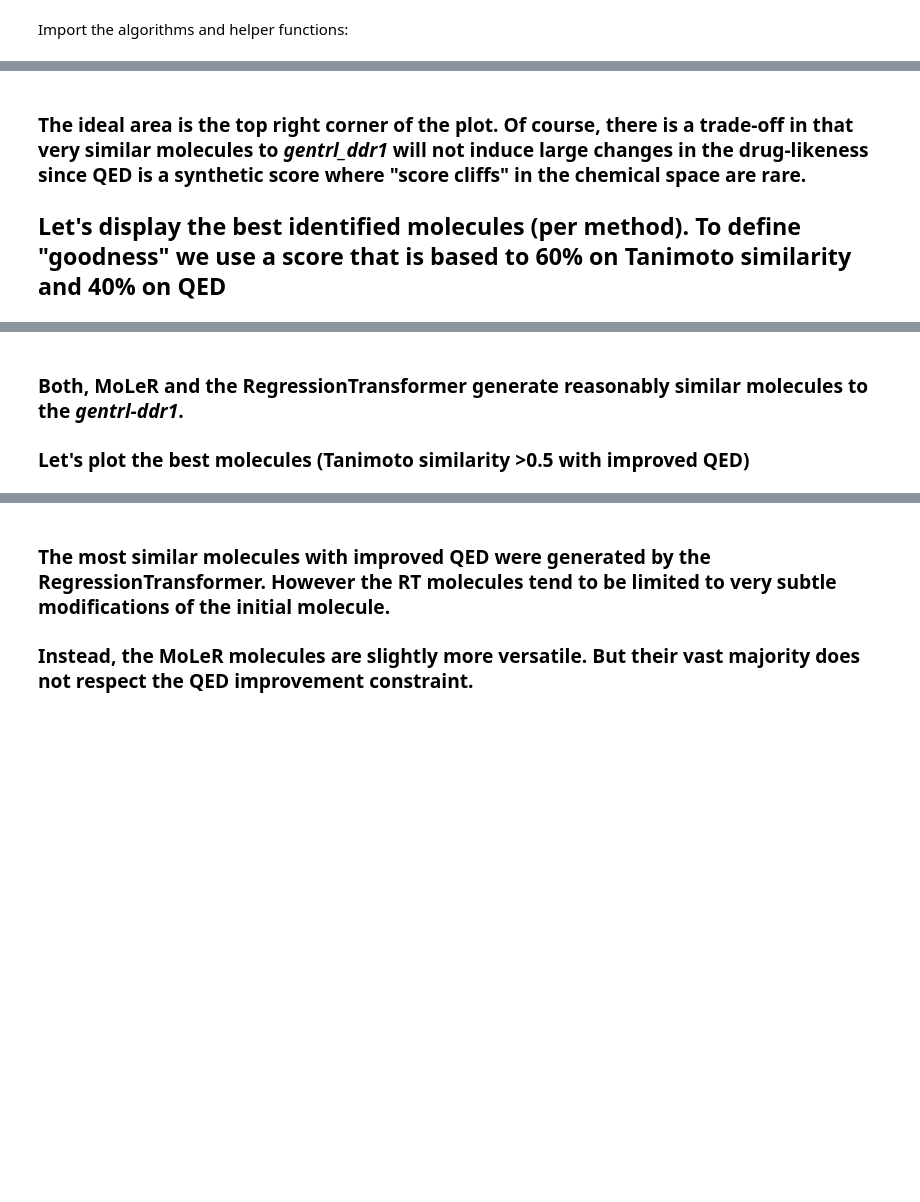
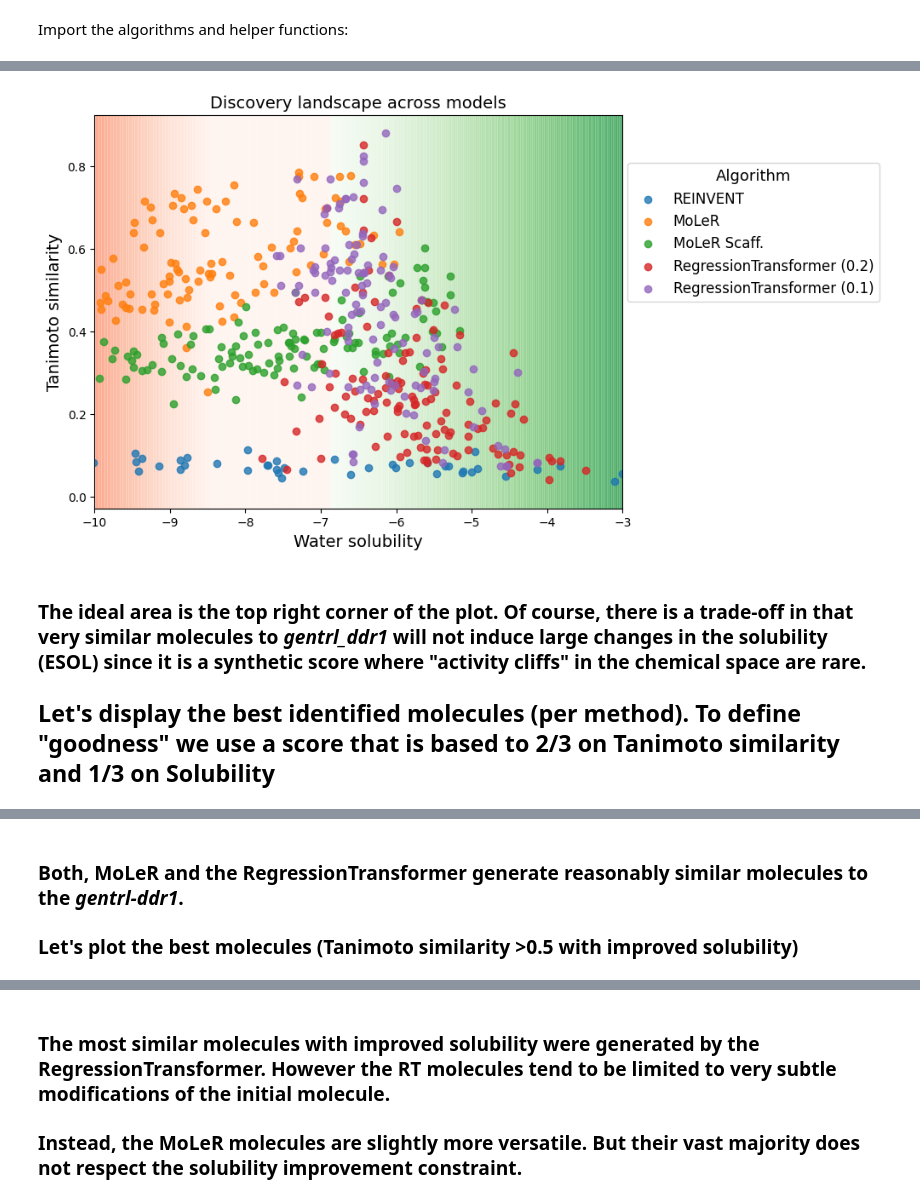
Before and after one commit to GT4SD/gt4sd-core, a Jupyter notebook: notebooks/discovery-demo.ipynb, the cells around one changed output, grey strips where cells are left out. Saved outputs shown, nothing was run; the diff lists cells and outputs as text; code cells hidden in the pictures; blank space fills up the shorter version.

```diff
--- a/notebooks/discovery-demo.ipynb
+++ b/notebooks/discovery-demo.ipynb
@@ -170,7 +152,7 @@ for model,name in tqdm(
         pd.DataFrame({
             "smiles": smiles,
             "algorithm": [name]*len(smiles),
-            "qed": list(map(lambda x: qed(Chem.MolFromSmiles(x)), smiles)),
+            "solubility": list(map(lambda x: sol(Chem.MolFromSmiles(x)), smiles)),
             "similarity": list(map(get_tani, smiles))
         })
     ], axis=0
@@ -368,8 +282,0 @@ Text(0.5, 1.0, 'Similarity of generated molecules (n=100 per model)')
-# %%
-# Plot QED per model
-for model in cg_mol_df.algorithm.unique():
-    tdf = cg_mol_df[cg_mol_df.algorithm==model]
-    sns.distplot(tdf["qed"], label=model, hist=False, kde_kws={"linewidth": 4})
-
-plt.legend()
-plt.title(f"QED of generated molecules (n={num_samples} per model)")
@@ -379 +283,10 @@ Text(0.5, 1.0, 'QED of generated molecules (n=100 per model)')
+# %%
+# Plot solubility per model
+plt.axvline(x=gentrl_ddr1_sol, ymin=0.01, ymax=0.99, color='gray', label='Seed solubility', ls=':', lw=2,)
+for model in cg_mol_df.algorithm.unique():
+    tdf = cg_mol_df[cg_mol_df.algorithm==model]
+    sns.distplot(tdf["solubility"], label=model, hist=False, kde_kws={"linewidth": 4})
+
+plt.legend()
+plt.title(f"Solubility of generated molecules (n={num_samples} per model)")
 # %% [markdown]
@@ -415,5 +297,36 @@ plt.savefig("gentrl_ddr1_scatterplot.pdf")
+# %%
+import matplotlib.cm as cm
+num_steps = 200
+
+fig, ax = plt.subplots(figsize=(8,6))
+
+# Green shade for desired solubility area
+steps = np.linspace(gentrl_ddr1_sol, -3, num_steps)
+for i in range(num_steps-1):
+    color = cm.Greens(min(i/(num_steps+100), (num_steps+100)))
+    ax.axvspan(steps[i], steps[i+1], alpha=0.5, color=color)
+
+# Red shade for undesired solubility area
+steps = np.linspace(-10, gentrl_ddr1_sol, num_steps)
+for i in range(num_steps-1, 0, -1):
+    color = cm.Reds(min((100-i)/(num_steps+100), (num_steps+100)))
+    ax.axvspan(steps[i-1], steps[i], alpha=0.5, color=color)
+
+
+colors = iter(plt.rcParams["axes.prop_cycle"].by_key()["color"])
+for m in cg_mol_df.algorithm.unique():
+    tdf = cg_mol_df[cg_mol_df.algorithm == m]
+    plt.scatter(tdf["solubility"], tdf["similarity"], color=next(colors), label=m, alpha=0.8)
+plt.xlabel("Water solubility", size=14)
+plt.ylabel("Tanimoto similarity", size=14)
+plt.legend(loc=[1.01, 0.525], prop={"size": 12}, title="Algorithm", title_fontsize=13)
+plt.xlim([-10, -3])
+plt.title("Discovery landscape across models", size=14)
+plt.savefig("gentrl_ddr1_scatterplot.pdf")
+# %% [output]
+[figure, added]
 # %% [markdown]
-### The ideal area is the top right corner of the plot. Of course, there is a trade-off in that very similar molecules to *gentrl_ddr1* will not induce large changes in the drug-likeness since QED is a synthetic score where "score cliffs" in the chemical space are rare.
+### The ideal area is the top right corner of the plot. Of course, there is a trade-off in that very similar molecules to *gentrl_ddr1* will not induce large changes in the solubility (ESOL) since it is a synthetic score where "activity cliffs" in the chemical space are rare.
 
-## Let's display the best identified molecules (per method). To define "goodness" we use a score that is based to 60% on Tanimoto similarity and 40% on QED
+## Let's display the best identified molecules (per method). To define "goodness" we use a score that is based to 2/3 on Tanimoto similarity and 1/3 on Solubility
 # %%
@@ -438,5 +355,5 @@ mols2grid.display(
 [interactive output not drawn]
 # %% [markdown]
 ### Both, MoLeR and the RegressionTransformer generate reasonably similar molecules to the *gentrl-ddr1*.
-### Let's plot the best molecules (Tanimoto similarity >0.5 with improved QED)
+### Let's plot the best molecules (Tanimoto similarity >0.5 with improved solubility)
 # %%
@@ -457,6 +374,6 @@ mols2grid.display(
 # %% [output]
 [interactive output not drawn]
 # %% [markdown]
-### The most similar molecules with improved QED were generated by the RegressionTransformer. However the RT molecules tend to be limited to very subtle modifications of the initial molecule.
-### Instead, the MoLeR molecules are slightly more versatile. But their vast majority does not respect the QED improvement constraint.
+### The most similar molecules with improved solubility were generated by the RegressionTransformer. However the RT molecules tend to be limited to very subtle modifications of the initial molecule.
+### Instead, the MoLeR molecules are slightly more versatile. But their vast majority does not respect the solubility improvement constraint.
 # %% [markdown]
```
Also changed, not shown: parts of 27 cells of this notebook, 6 other files.
